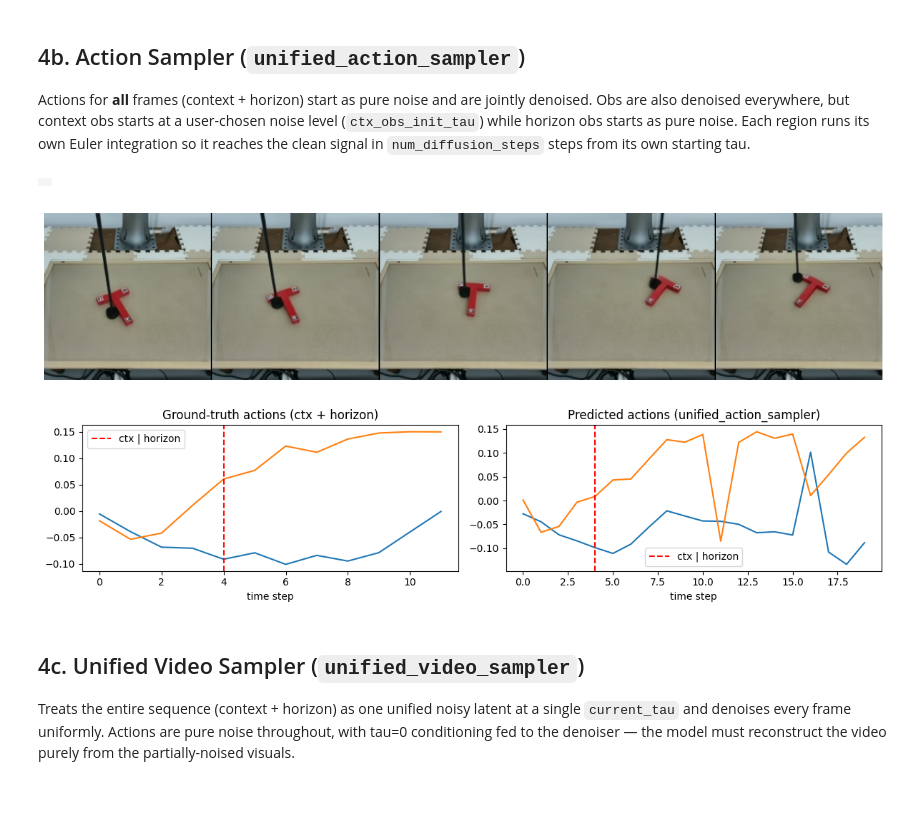
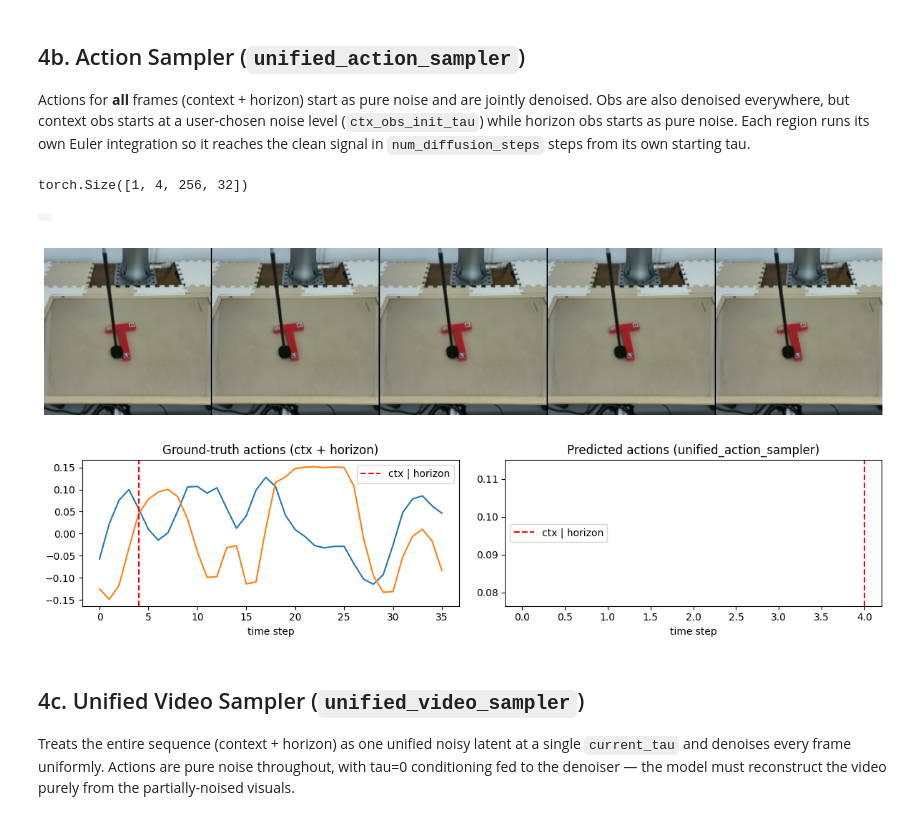
Before and after one commit to FelixLeb/dreamerV4-UWM, a Jupyter notebook: notebooks/sampling.ipynb, the cells around one changed output. Drawn from its saved outputs; the diff is of its cells as text; code cells hidden in the pictures.

```diff
--- a/notebooks/sampling.ipynb
+++ b/notebooks/sampling.ipynb
@@ -52,7 +55,7 @@ dataset = ShardedHDF5Dataset(
     )
 
 # Arbitrary index into that episode
-batch = dataset[400]
+batch = dataset[torch.randint(len(dataset), (1,)).item()]
 # imgs = batch["image"][:,[2, 1, 0], :, :]  # (T, C, H, W)
 imgs = batch["image"]  # (T, C, H, W)
 actions = batch["action"][:,:cfg.denoiser.n_actions]  # (1, T, N_lat, D_lat)
@@ -138,17 +149,21 @@ def plotActions(actions, figsize=None):
     plt.show()
 # %%
 num_pred_steps = 16
-num_diffusion_steps = 16
-latents_ctx = latents[:, :4, ...].clone()
-# latents_ctx[:, :31] = latents_ctx[:, 0]
+num_diffusion_steps = 128
+T_ctx = 24
+
+latents_ctx = latents[:, :T_ctx, ...].clone()
 # %% [markdown]
 ## 1. World Model (`wm`)
 Given context obs and **all** actions (context + future), predict future observations. Actions are treated as clean conditions throughout.
 # %%
-T_ctx = latents_ctx.shape[1]
-all_actions_wm = actions[:T_ctx + num_pred_steps][None].clone()  # (1, T_total, n_act)
-all_actions_wm[:, T_ctx:, 0] =  0.0  # zero out future actions for worldmodel sampling
+all_actions_wm = torch.zeros(1, T_ctx + num_pred_steps, 2).to('cuda')  # (1, T_total, n_act)
+# all_actions_wm[:, T_ctx:, 0] =  0.  # zero out future actions for worldmodel sampling
+# all_actions_wm[:, T_ctx:, 0] =  0.0
+all_actions_wm[:, T_ctx:, :] =  0.0
+all_actions_wm[:, T_ctx:, 0] =  0.0
 all_actions_wm[:, T_ctx:, 1] =  0.0
+
 # all_actions_wm = torch.from_numpy(pr_act_full)[None].clone()
 
 with torch.autocast(device_type='cuda', dtype=torch.bfloat16):
@@ -259,50 +274,60 @@ plotActions(gt_act, title="Ground-truth future actions")
 # %% [markdown]
 ## 4b. Action Sampler (`unified_action_sampler`)
 Actions for **all** frames (context + horizon) start as pure noise and are jointly denoised. Obs are also denoised everywhere, but context obs starts at a user-chosen noise level (`ctx_obs_init_tau`) while horizon obs starts as pure noise. Each region runs its own Euler integration so it reaches the clean signal in `num_diffusion_steps` steps from its own starting tau.
+# %%
+latents_ctx_noisy.shape
+# %% [output]
+torch.Size([1, 4, 256, 32])
 # %%
 from dreamerv4uwm.sampling import unified_action_sampler
 
-ctx_obs_init_tau = 0.99  # noise level for context obs at start (0=pure noise, 1=clean)
-tau=0.2
-latents_ctx_noisy = latents_ctx.clone()
-latents_ctx_noisy[:,1:] = (1-tau)*latents_ctx[:,1:] +torch.randn_like(latents_ctx[:,1:])*tau  # add noise to context obs for unified sampling
-ctx_actions_policy_noisy = (1-ctx_obs_init_tau) * torch.randn_like(ctx_actions_policy) + ctx_obs_init_tau * ctx_actions_policy
+# ctx_obs_init_tau = 0.99  # noise level for context obs at start (0=pure noise, 1=clean)
+# tau=0.99
+latents_ctx_noisy = latents_ctx.clone()[:, :1, ...]
+
+
+# # latents_ctx_noisy[:,1:] = (1-tau)*latents_ctx[:,1:] +torch.randn_like(latents_ctx[:,1:])*tau  # add noise to context obs for unified sampling
+# latents_ctx_noisy = (1-tau)*latents_ctx +torch.randn_like(latents_ctx_noisy)*tau  # add noise to context obs for unified sampling
+# ctx_actions_policy_noisy = (1-ctx_obs_init_tau) * torch.randn_like(ctx_actions_policy) + ctx_obs_init_tau * ctx_actions_policy
 
 with torch.autocast(device_type='cuda', dtype=torch.bfloat16):
     pred_obs_act, pred_act_act = unified_action_sampler(
-        denoiser, latents_ctx_noisy,
-        ctx_actions=ctx_actions_policy_noisy,  # only used to infer n_act
-        num_pred_steps=16,
-        num_diffusion_steps=16,
-        ctx_obs_init_tau=ctx_obs_init_tau,
+        denoiser, torch.randn(1, 1, 256, 32).cuda(),
+        ctx_actions=torch.randn(1, 1, 2).cuda(),  # only used to infer n_act
+        num_pred_steps=0,
+        num_diffusion_steps=8,
+        ctx_obs_init_tau=0.0,
     )
     with torch.no_grad():
         img_pred_act = tokenizer.decode(pred_obs_act)
 
 # Visualise the fully denoised obs sequence (context + horizon)
 plotVideo(img_pred_act[0].to(torch.float32))
 plotSnapshots(img_pred_act[0].to(torch.float32))
+
+
+
 
 # Compare predicted vs ground-truth actions across the FULL sequence
 fig, axes = plt.subplots(1, 2, figsize=(12, 3))
 gt_act_full = actions[:T_ctx + num_pred_steps].cpu().float().numpy()
 pr_act_full = pred_act_act[0].cpu().float().numpy()
 axes[0].set_title("Ground-truth actions (ctx + horizon)")
 axes[0].plot(gt_act_full)
 axes[0].axvline(T_ctx, color='red', linestyle='--', label='ctx | horizon')
 axes[0].legend()
 axes[1].set_title("Predicted actions (unified_action_sampler)")
 axes[1].plot(pr_act_full)
 axes[1].axvline(T_ctx, color='red', linestyle='--', label='ctx | horizon')
 axes[1].legend()
 for ax in axes:
     ax.set_xlabel("time step")
 plt.tight_layout()
 plt.show()
 # %% [output]
 |  |
-[figure, old version]
+[figure, new version]
-[figure, old version]
+[figure, new version]
 # %% [markdown]
 ## 4c. Unified Video Sampler (`unified_video_sampler`)
 Treats the entire sequence (context + horizon) as one unified noisy latent at a single `current_tau` and denoises every frame uniformly. Actions are pure noise throughout, with tau=0 conditioning fed to the denoiser — the model must reconstruct the video purely from the partially-noised visuals.
```
Also changed, not shown: parts of 47 cells of this notebook, 29 other files.
